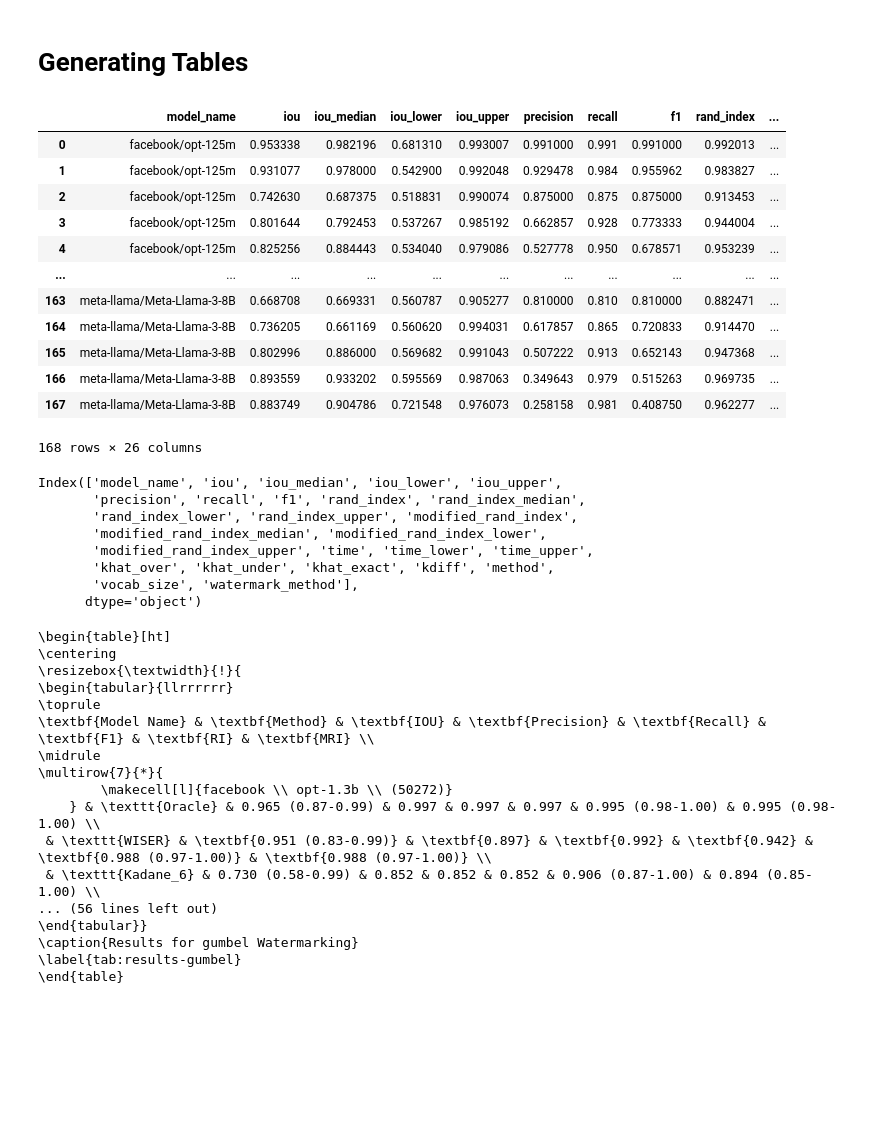
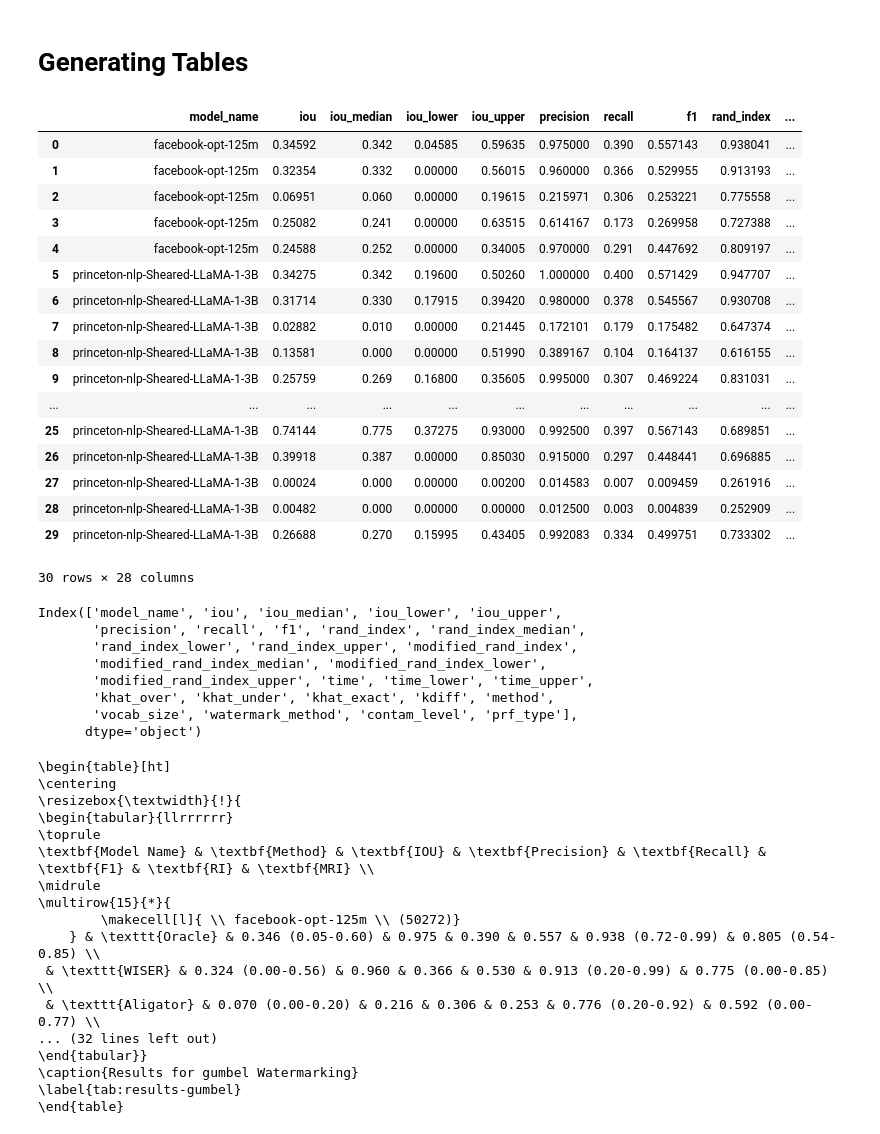
Before and after one commit to subroy13/WISER, a Jupyter notebook: scripts/paper_plots.ipynb, the cells around one changed output. Saved outputs shown, nothing was run; the diff lists cells and outputs as text; code cells hidden in the pictures; blank space fills up the shorter version.

Commit message:
feat: human edits exercises

```diff
--- a/scripts/paper_plots.ipynb
+++ b/scripts/paper_plots.ipynb
@@ -812,22 +812,27 @@ def generate_latex_table(df, metrics=None, digits=3, bold_best=True, watermarkin
 # %%
 # read the detection files
 # df = pd.read_csv(os.path.join("..", "data", "n1000_detections.csv"))
-df = pd.read_csv(os.path.join("..", "data", "n2500_detections_kadane.csv"))
+df = pd.read_csv(os.path.join("..", "data", "human_edit_experiments.csv"))
 df
 # %% [output]
 |  | model_name | iou | iou_median | iou_lower | iou_upper | precision | recall | f1 | rand_index | ... |
-| 0 | facebook/opt-125m | 0.953338 | 0.982196 | 0.681310 | 0.993007 | 0.991000 | 0.991 | 0.991000 | 0.992013 | ... |
-| 1 | facebook/opt-125m | 0.931077 | 0.978000 | 0.542900 | 0.992048 | 0.929478 | 0.984 | 0.955962 | 0.983827 | ... |
-| 2 | facebook/opt-125m | 0.742630 | 0.687375 | 0.518831 | 0.990074 | 0.875000 | 0.875 | 0.875000 | 0.913453 | ... |
-| 3 | facebook/opt-125m | 0.801644 | 0.792453 | 0.537267 | 0.985192 | 0.662857 | 0.928 | 0.773333 | 0.944004 | ... |
-| 4 | facebook/opt-125m | 0.825256 | 0.884443 | 0.534040 | 0.979086 | 0.527778 | 0.950 | 0.678571 | 0.953239 | ... |
+| 0 | facebook-opt-125m | 0.34592 | 0.342 | 0.04585 | 0.59635 | 0.975000 | 0.390 | 0.557143 | 0.938041 | ... |
+| 1 | facebook-opt-125m | 0.32354 | 0.332 | 0.00000 | 0.56015 | 0.960000 | 0.366 | 0.529955 | 0.913193 | ... |
+| 2 | facebook-opt-125m | 0.06951 | 0.060 | 0.00000 | 0.19615 | 0.215971 | 0.306 | 0.253221 | 0.775558 | ... |
+| 3 | facebook-opt-125m | 0.25082 | 0.241 | 0.00000 | 0.63515 | 0.614167 | 0.173 | 0.269958 | 0.727388 | ... |
+| 4 | facebook-opt-125m | 0.24588 | 0.252 | 0.00000 | 0.34005 | 0.970000 | 0.291 | 0.447692 | 0.809197 | ... |
+| 5 | princeton-nlp-Sheared-LLaMA-1-3B | 0.34275 | 0.342 | 0.19600 | 0.50260 | 1.000000 | 0.400 | 0.571429 | 0.947707 | ... |
+| 6 | princeton-nlp-Sheared-LLaMA-1-3B | 0.31714 | 0.330 | 0.17915 | 0.39420 | 0.980000 | 0.378 | 0.545567 | 0.930708 | ... |
+| 7 | princeton-nlp-Sheared-LLaMA-1-3B | 0.02882 | 0.010 | 0.00000 | 0.21445 | 0.172101 | 0.179 | 0.175482 | 0.647374 | ... |
+| 8 | princeton-nlp-Sheared-LLaMA-1-3B | 0.13581 | 0.000 | 0.00000 | 0.51990 | 0.389167 | 0.104 | 0.164137 | 0.616155 | ... |
+| 9 | princeton-nlp-Sheared-LLaMA-1-3B | 0.25759 | 0.269 | 0.16800 | 0.35605 | 0.995000 | 0.307 | 0.469224 | 0.831031 | ... |
 | ... | ... | ... | ... | ... | ... | ... | ... | ... | ... | ... |
-| 163 | meta-llama/Meta-Llama-3-8B | 0.668708 | 0.669331 | 0.560787 | 0.905277 | 0.810000 | 0.810 | 0.810000 | 0.882471 | ... |
-| 164 | meta-llama/Meta-Llama-3-8B | 0.736205 | 0.661169 | 0.560620 | 0.994031 | 0.617857 | 0.865 | 0.720833 | 0.914470 | ... |
-| 165 | meta-llama/Meta-Llama-3-8B | 0.802996 | 0.886000 | 0.569682 | 0.991043 | 0.507222 | 0.913 | 0.652143 | 0.947368 | ... |
-| 166 | meta-llama/Meta-Llama-3-8B | 0.893559 | 0.933202 | 0.595569 | 0.987063 | 0.349643 | 0.979 | 0.515263 | 0.969735 | ... |
-| 167 | meta-llama/Meta-Llama-3-8B | 0.883749 | 0.904786 | 0.721548 | 0.976073 | 0.258158 | 0.981 | 0.408750 | 0.962277 | ... |
+| 25 | princeton-nlp-Sheared-LLaMA-1-3B | 0.74144 | 0.775 | 0.37275 | 0.93000 | 0.992500 | 0.397 | 0.567143 | 0.689851 | ... |
+| 26 | princeton-nlp-Sheared-LLaMA-1-3B | 0.39918 | 0.387 | 0.00000 | 0.85030 | 0.915000 | 0.297 | 0.448441 | 0.696885 | ... |
+| 27 | princeton-nlp-Sheared-LLaMA-1-3B | 0.00024 | 0.000 | 0.00000 | 0.00200 | 0.014583 | 0.007 | 0.009459 | 0.261916 | ... |
+| 28 | princeton-nlp-Sheared-LLaMA-1-3B | 0.00482 | 0.000 | 0.00000 | 0.00000 | 0.012500 | 0.003 | 0.004839 | 0.252909 | ... |
+| 29 | princeton-nlp-Sheared-LLaMA-1-3B | 0.26688 | 0.270 | 0.15995 | 0.43405 | 0.992083 | 0.334 | 0.499751 | 0.733302 | ... |
-168 rows × 26 columns
+30 rows × 28 columns
 # %%
 df.columns
 # %% [output]
@@ -837,7 +842,7 @@ Index(['model_name', 'iou', 'iou_median', 'iou_lower', 'iou_upper',
        'modified_rand_index_median', 'modified_rand_index_lower',
        'modified_rand_index_upper', 'time', 'time_lower', 'time_upper',
        'khat_over', 'khat_under', 'khat_exact', 'kdiff', 'method',
-       'vocab_size', 'watermark_method'],
+       'vocab_size', 'watermark_method', 'contam_level', 'prf_type'],
       dtype='object')
 # %%
 # filter for Gumbel watermarking
@@ -856,12 +861,12 @@ print(generate_latex_table(subdf, watermarking_method=watermarking_method))
 \toprule
 \textbf{Model Name} & \textbf{Method} & \textbf{IOU} & \textbf{Precision} & \textbf{Recall} & \textbf{F1} & \textbf{RI} & \textbf{MRI} \\
 \midrule
-\multirow{7}{*}{
-        \makecell[l]{facebook \\ opt-1.3b \\ (50272)}
-    } & \texttt{Oracle} & 0.965 (0.87-0.99) & 0.997 & 0.997 & 0.997 & 0.995 (0.98-1.00) & 0.995 (0.98-1.00) \\
- & \texttt{WISER} & \textbf{0.951 (0.83-0.99)} & \textbf{0.897} & \textbf{0.992} & \textbf{0.942} & \textbf{0.988 (0.97-1.00)} & \textbf{0.988 (0.97-1.00)} \\
- & \texttt{Kadane_6} & 0.730 (0.58-0.99) & 0.852 & 0.852 & 0.852 & 0.906 (0.87-1.00) & 0.894 (0.85-1.00) \\
-... (56 lines left out)
+\multirow{15}{*}{
+        \makecell[l]{ \\ facebook-opt-125m \\ (50272)}
+    } & \texttt{Oracle} & 0.346 (0.05-0.60) & 0.975 & 0.390 & 0.557 & 0.938 (0.72-0.99) & 0.805 (0.54-0.85) \\
+ & \texttt{WISER} & 0.324 (0.00-0.56) & 0.960 & 0.366 & 0.530 & 0.913 (0.20-0.99) & 0.775 (0.00-0.85) \\
+ & \texttt{Aligator} & 0.070 (0.00-0.20) & 0.216 & 0.306 & 0.253 & 0.776 (0.20-0.92) & 0.592 (0.00-0.77) \\
+... (32 lines left out)
 \end{tabular}}
 \caption{Results for gumbel Watermarking}
 \label{tab:results-gumbel}
```
Also changed, not shown: 12 other files.
